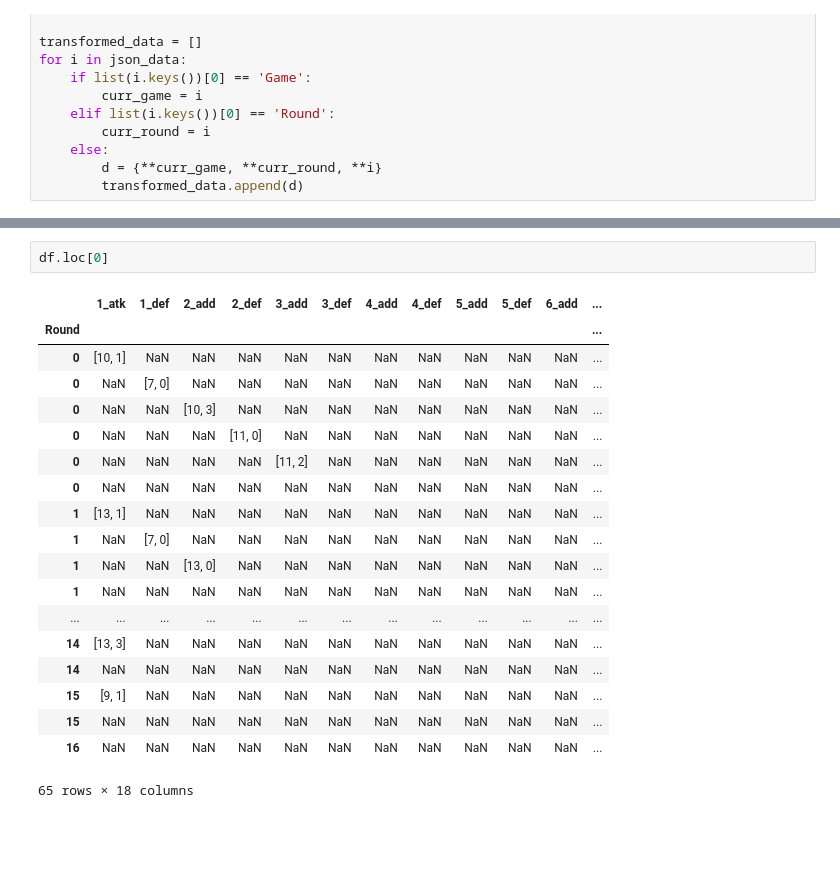
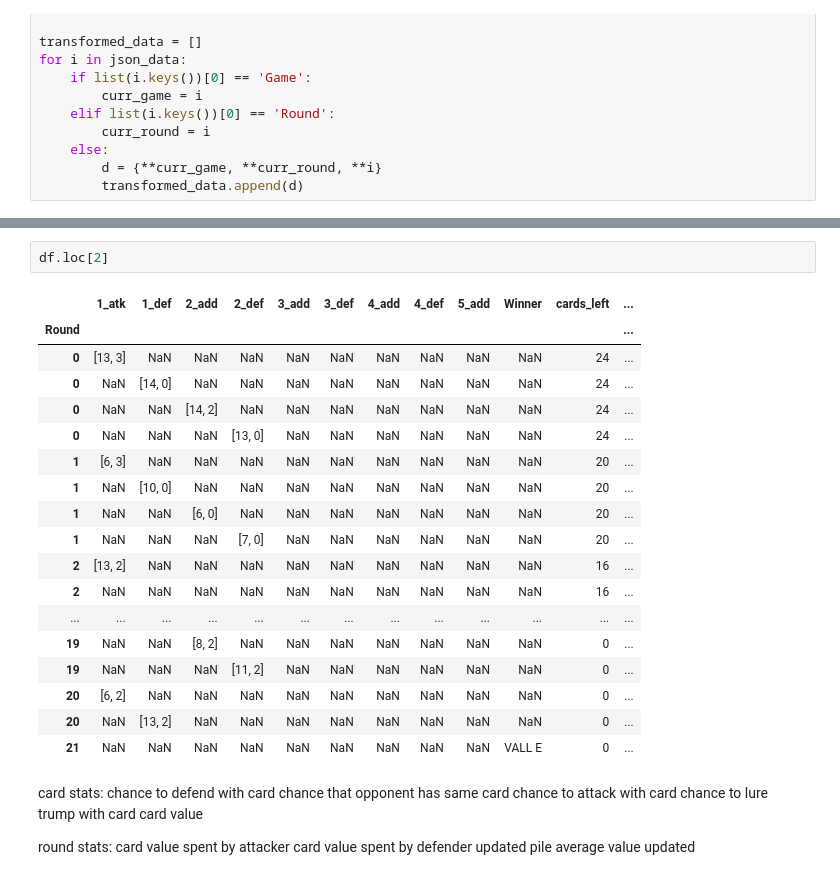
Before and after one commit to sersavn/durak-ai, a Jupyter notebook: log_wrangler.ipynb, the cells around one changed output, grey strips where cells are left out. Drawn from its saved outputs; the diff is of its cells as text; blank space fills up the shorter version.

```diff
--- a/log_wrangler.ipynb
+++ b/log_wrangler.ipynb
@@ -51,22 +51,34 @@ df
 # %%
-df.loc[0]
+df.loc[2]
 # %% [output]
-|  | 1_atk | 1_def | 2_add | 2_def | 3_add | 3_def | 4_add | 4_def | 5_add | 5_def | 6_add | ... |
+|  | 1_atk | 1_def | 2_add | 2_def | 3_add | 3_def | 4_add | 4_def | 5_add | Winner | cards_left | ... |
 | Round |  |  |  |  |  |  |  |  |  |  |  | ... |
-| 0 | [10, 1] | NaN | NaN | NaN | NaN | NaN | NaN | NaN | NaN | NaN | NaN | ... |
-| 0 | NaN | [7, 0] | NaN | NaN | NaN | NaN | NaN | NaN | NaN | NaN | NaN | ... |
-| 0 | NaN | NaN | [10, 3] | NaN | NaN | NaN | NaN | NaN | NaN | NaN | NaN | ... |
-| 0 | NaN | NaN | NaN | [11, 0] | NaN | NaN | NaN | NaN | NaN | NaN | NaN | ... |
-| 0 | NaN | NaN | NaN | NaN | [11, 2] | NaN | NaN | NaN | NaN | NaN | NaN | ... |
-| 0 | NaN | NaN | NaN | NaN | NaN | NaN | NaN | NaN | NaN | NaN | NaN | ... |
-| 1 | [13, 1] | NaN | NaN | NaN | NaN | NaN | NaN | NaN | NaN | NaN | NaN | ... |
-| 1 | NaN | [7, 0] | NaN | NaN | NaN | NaN | NaN | NaN | NaN | NaN | NaN | ... |
-| 1 | NaN | NaN | [13, 0] | NaN | NaN | NaN | NaN | NaN | NaN | NaN | NaN | ... |
-| 1 | NaN | NaN | NaN | NaN | NaN | NaN | NaN | NaN | NaN | NaN | NaN | ... |
+| 0 | [13, 3] | NaN | NaN | NaN | NaN | NaN | NaN | NaN | NaN | NaN | 24 | ... |
+| 0 | NaN | [14, 0] | NaN | NaN | NaN | NaN | NaN | NaN | NaN | NaN | 24 | ... |
+| 0 | NaN | NaN | [14, 2] | NaN | NaN | NaN | NaN | NaN | NaN | NaN | 24 | ... |
+| 0 | NaN | NaN | NaN | [13, 0] | NaN | NaN | NaN | NaN | NaN | NaN | 24 | ... |
+| 1 | [6, 3] | NaN | NaN | NaN | NaN | NaN | NaN | NaN | NaN | NaN | 20 | ... |
+| 1 | NaN | [10, 0] | NaN | NaN | NaN | NaN | NaN | NaN | NaN | NaN | 20 | ... |
+| 1 | NaN | NaN | [6, 0] | NaN | NaN | NaN | NaN | NaN | NaN | NaN | 20 | ... |
+| 1 | NaN | NaN | NaN | [7, 0] | NaN | NaN | NaN | NaN | NaN | NaN | 20 | ... |
+| 2 | [13, 2] | NaN | NaN | NaN | NaN | NaN | NaN | NaN | NaN | NaN | 16 | ... |
+| 2 | NaN | NaN | NaN | NaN | NaN | NaN | NaN | NaN | NaN | NaN | 16 | ... |
 | ... | ... | ... | ... | ... | ... | ... | ... | ... | ... | ... | ... | ... |
-| 14 | [13, 3] | NaN | NaN | NaN | NaN | NaN | NaN | NaN | NaN | NaN | NaN | ... |
-| 14 | NaN | NaN | NaN | NaN | NaN | NaN | NaN | NaN | NaN | NaN | NaN | ... |
-| 15 | [9, 1] | NaN | NaN | NaN | NaN | NaN | NaN | NaN | NaN | NaN | NaN | ... |
-| 15 | NaN | NaN | NaN | NaN | NaN | NaN | NaN | NaN | NaN | NaN | NaN | ... |
-| 16 | NaN | NaN | NaN | NaN | NaN | NaN | NaN | NaN | NaN | NaN | NaN | ... |
+| 19 | NaN | NaN | [8, 2] | NaN | NaN | NaN | NaN | NaN | NaN | NaN | 0 | ... |
+| 19 | NaN | NaN | NaN | [11, 2] | NaN | NaN | NaN | NaN | NaN | NaN | 0 | ... |
+| 20 | [6, 2] | NaN | NaN | NaN | NaN | NaN | NaN | NaN | NaN | NaN | 0 | ... |
+| 20 | NaN | [13, 2] | NaN | NaN | NaN | NaN | NaN | NaN | NaN | NaN | 0 | ... |
+| 21 | NaN | NaN | NaN | NaN | NaN | NaN | NaN | NaN | NaN | VALL E | 0 | ... |
-65 rows × 18 columns
+# %% [markdown]
+card stats:
+chance to defend with card
+chance that opponent has same card
+chance to attack with card
+chance to lure trump with card
+card value
+
+round stats:
+card value spent by attacker
+card value spent by defender
+updated pile average value
+updated
```
Also changed, not shown: parts of 1 cell of this notebook, 7 other files.
